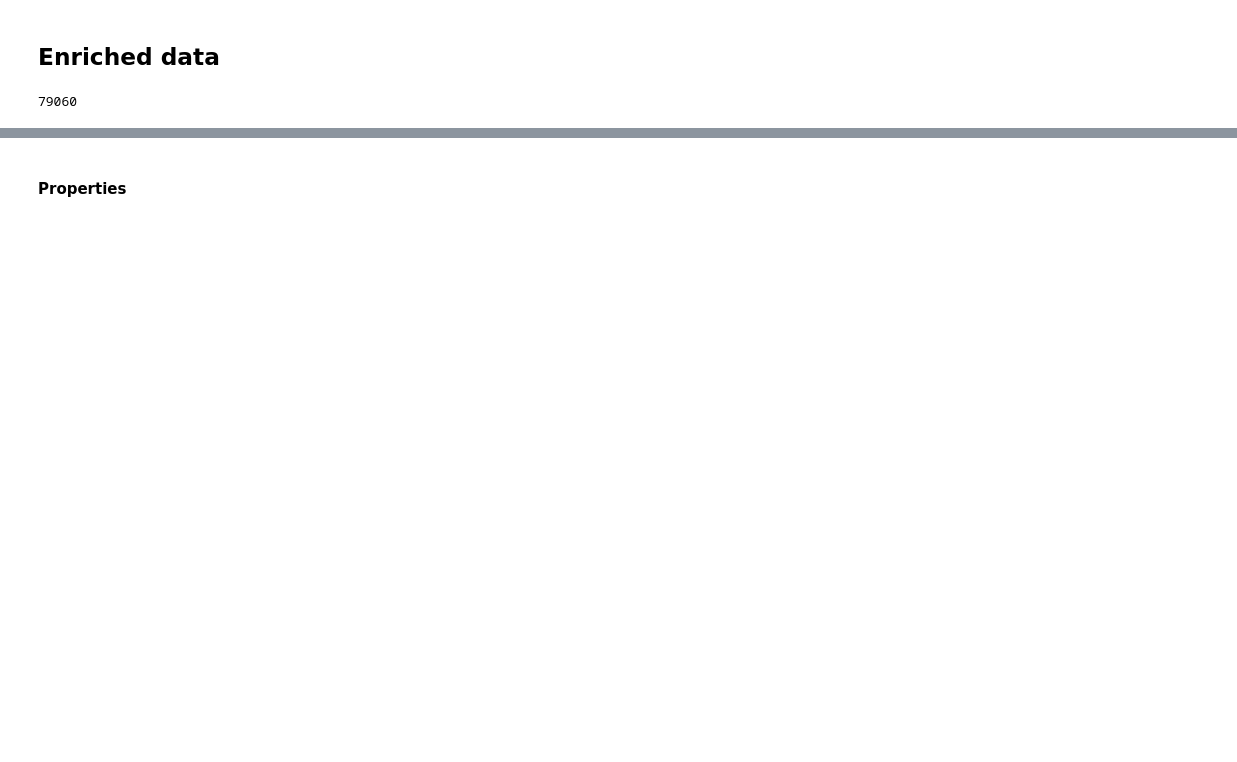
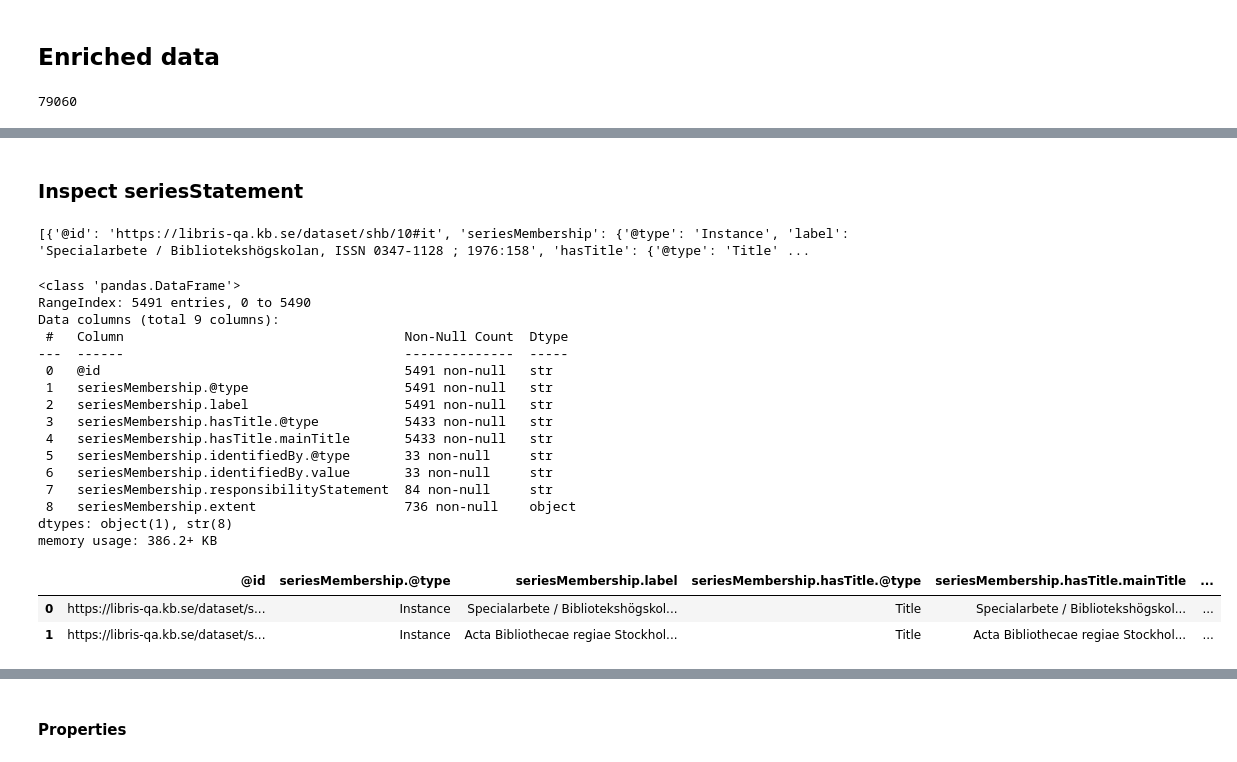
Before and after one commit to libris/librisxl, a Jupyter notebook: whelktool/scripts/dataimports/shb/analyze_shb.ipynb, the cells around one changed output, grey strips where cells are left out. Saved outputs shown, nothing was run; the diff lists cells and outputs as text; code cells hidden in the pictures; blank space fills up the shorter version.

```diff
--- a/whelktool/scripts/dataimports/shb/analyze_shb.ipynb
+++ b/whelktool/scripts/dataimports/shb/analyze_shb.ipynb
@@ -171,0 +207,32 @@ for object in objects[:3]:
+# %% [markdown]
+### Inspect seriesStatement
+# %%
+series_membership = [{"@id": i["@id"], "seriesMembership": i["seriesMembership"][0]} for i in instances if "seriesMembership" in i]
+
+print(series_membership[:3])
+# %% [output]
+[{'@id': 'https://libris-qa.kb.se/dataset/shb/10#it', 'seriesMembership': {'@type': 'Instance', 'label': 'Specialarbete / Bibliotekshögskolan, ISSN 0347-1128 ; 1976:158', 'hasTitle': {'@type': 'Title' ...
+# %%
+series_df = pd.json_normalize(series_membership)
+series_df.info()
+series_df.head(2)
+# %% [output]
+<class 'pandas.DataFrame'>
+RangeIndex: 5491 entries, 0 to 5490
+Data columns (total 9 columns):
+ #   Column                                    Non-Null Count  Dtype
+---  ------                                    --------------  -----
+ 0   @id                                       5491 non-null   str
+ 1   seriesMembership.@type                    5491 non-null   str
+ 2   seriesMembership.label                    5491 non-null   str
+ 3   seriesMembership.hasTitle.@type           5433 non-null   str
+ 4   seriesMembership.hasTitle.mainTitle       5433 non-null   str
+ 5   seriesMembership.identifiedBy.@type       33 non-null     str
+ 6   seriesMembership.identifiedBy.value       33 non-null     str
+ 7   seriesMembership.responsibilityStatement  84 non-null     str
+ 8   seriesMembership.extent                   736 non-null    object
+dtypes: object(1), str(8)
+memory usage: 386.2+ KB
+|  | @id | seriesMembership.@type | seriesMembership.label | seriesMembership.hasTitle.@type | seriesMembership.hasTitle.mainTitle | ... |
+| 0 | https://libris-qa.kb.se/dataset/s... | Instance | Specialarbete / Bibliotekshögskol... | Title | Specialarbete / Bibliotekshögskol... | ... |
+| 1 | https://libris-qa.kb.se/dataset/s... | Instance | Acta Bibliothecae regiae Stockhol... | Title | Acta Bibliothecae regiae Stockhol... | ... |
```
Also changed, not shown: parts of 7 cells of this notebook.
